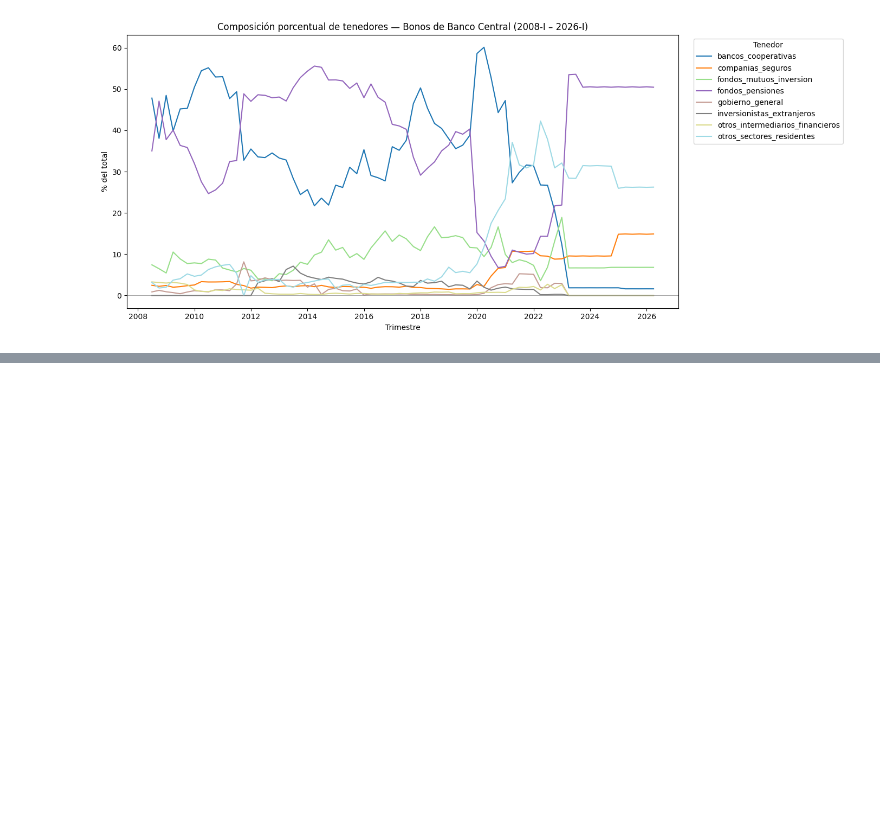
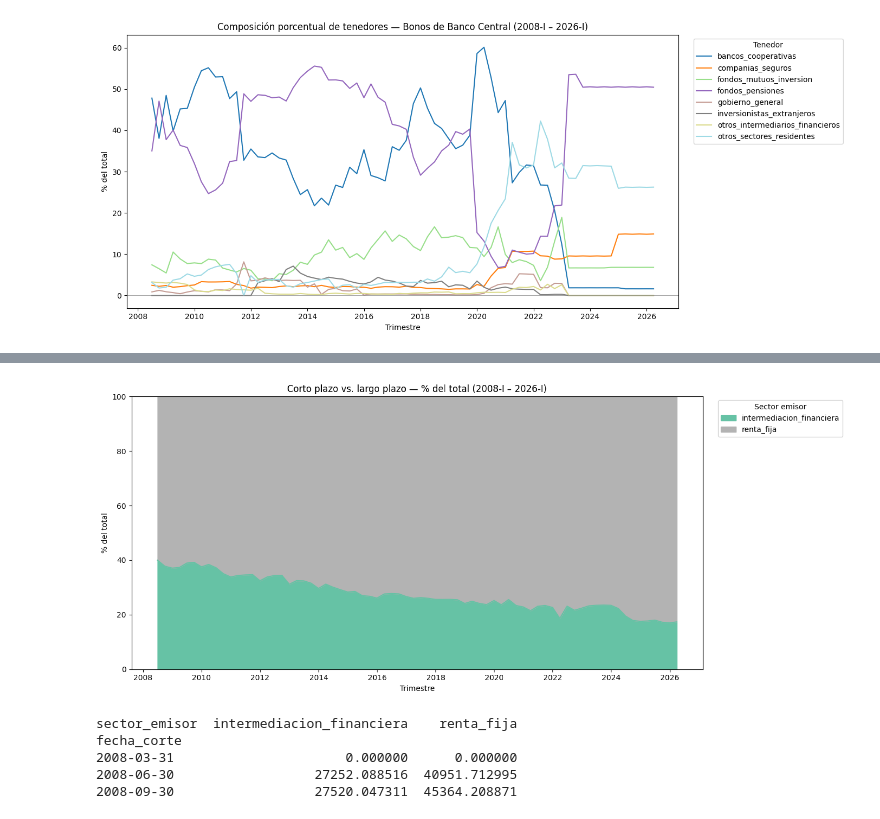
Before and after one commit to nombre00/gestor_datos_economicos, a Jupyter notebook: notebooks/03_stock_titulo_deuda.ipynb, the cells around one changed output, grey strips where cells are left out. Cells and saved outputs as stored; diff of their text form; code cells hidden in the pictures; blank space fills up the shorter version.

```diff
--- a/notebooks/03_stock_titulo_deuda.ipynb
+++ b/notebooks/03_stock_titulo_deuda.ipynb
@@ -130,0 +165,24 @@ fecha_corte
+# %%
+pivot_sector_pct = pivot_sector_limpio.div(pivot_sector_limpio.sum(axis=1), axis=0) * 100
+
+fig, ax = plt.subplots(figsize=(14, 6))
+pivot_sector_pct.plot.area(ax=ax, cmap="Set2")
+
+ax.set_title("Corto plazo vs. largo plazo — % del total (2008-I – 2026-I)")
+ax.set_xlabel("Trimestre")
+ax.set_ylabel("% del total")
+ax.set_ylim(0, 100)
+ax.legend(loc="upper left", bbox_to_anchor=(1.02, 1), title="Sector emisor")
+
+plt.tight_layout()
+plt.show()
+# %% [output]
+[figure, added]
+# %%
+print(pivot_sector.head(3))
+# %% [output]
+sector_emisor  intermediacion_financiera    renta_fija
+fecha_corte
+2008-03-31                      0.000000      0.000000
+2008-06-30                  27252.088516  40951.712995
+2008-09-30                  27520.047311  45364.208871
```
Also changed, not shown: parts of 5 cells of this notebook.
